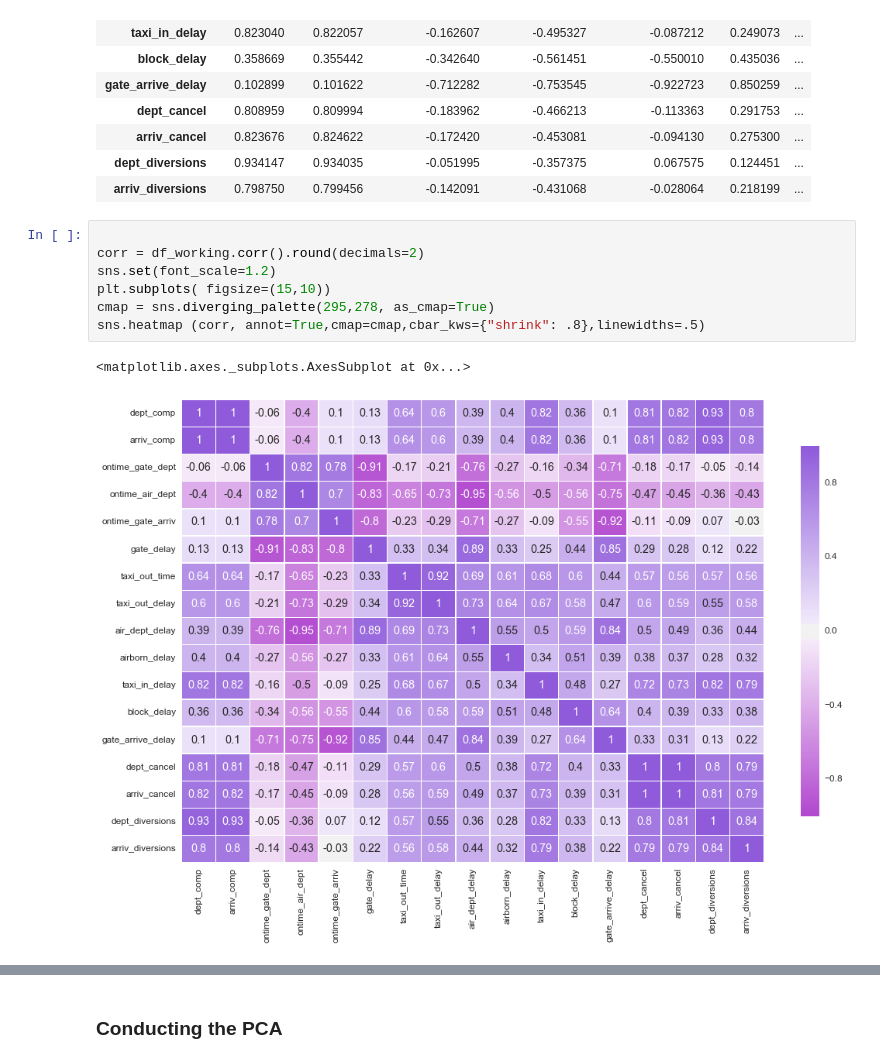
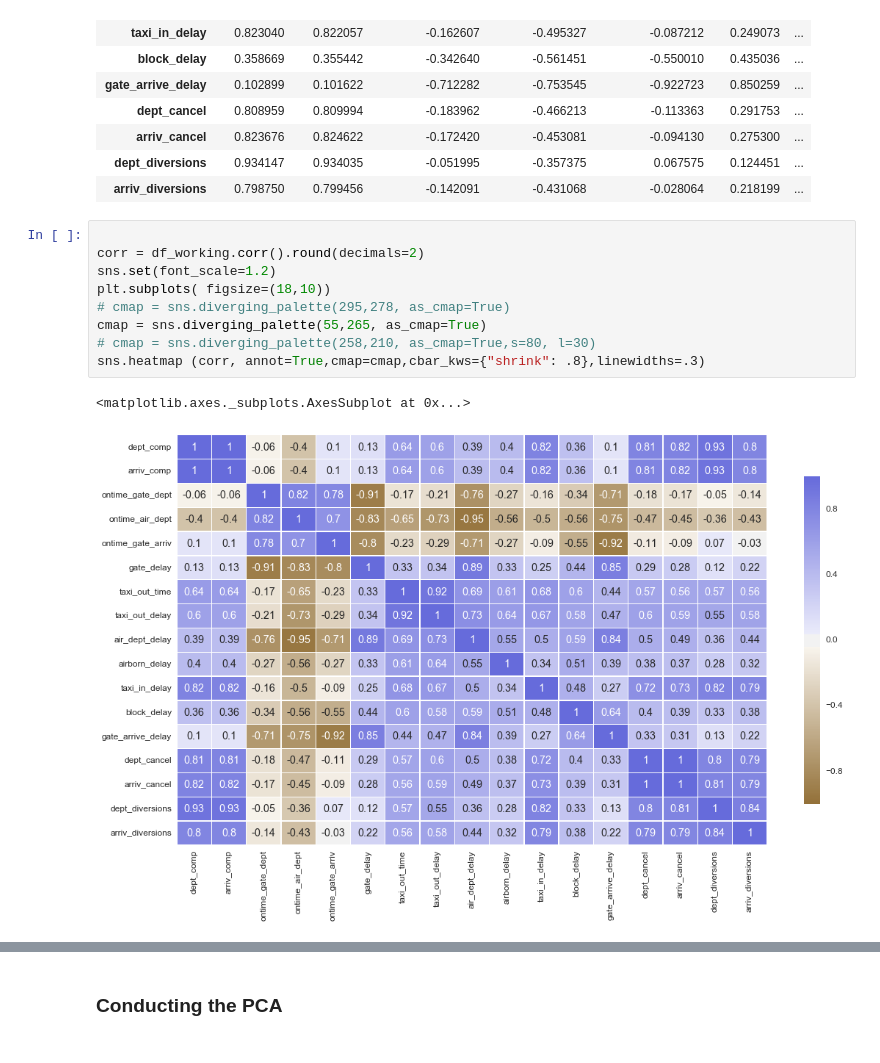
Before and after one commit to dmarinav/My-Projects, a Jupyter notebook: Airports/Part 2_EDA and Clusters.ipynb, the cells around one changed output, grey strips where cells are left out. Drawn from its saved outputs; the diff is of its cells as text.

```diff
--- a/Airports/Part 2_EDA and Clusters.ipynb
+++ b/Airports/Part 2_EDA and Clusters.ipynb
@@ -150,10 +238,12 @@ df_working.corr()
 # %%
 
 corr = df_working.corr().round(decimals=2)
 sns.set(font_scale=1.2)
-plt.subplots( figsize=(15,10))
-cmap = sns.diverging_palette(295,278, as_cmap=True)
-sns.heatmap (corr, annot=True,cmap=cmap,cbar_kws={"shrink": .8},linewidths=.5)
+plt.subplots( figsize=(18,10))
+# cmap = sns.diverging_palette(295,278, as_cmap=True)
+cmap = sns.diverging_palette(55,265, as_cmap=True)
+# cmap = sns.diverging_palette(258,210, as_cmap=True,s=80, l=30)
+sns.heatmap (corr, annot=True,cmap=cmap,cbar_kws={"shrink": .8},linewidths=.3)
 # %% [output]
 <matplotlib.axes._subplots.AxesSubplot at 0x...>
-[figure, old version]
+[figure, new version]
```
Also changed, not shown: parts of 71 cells of this notebook, 6 other files.
